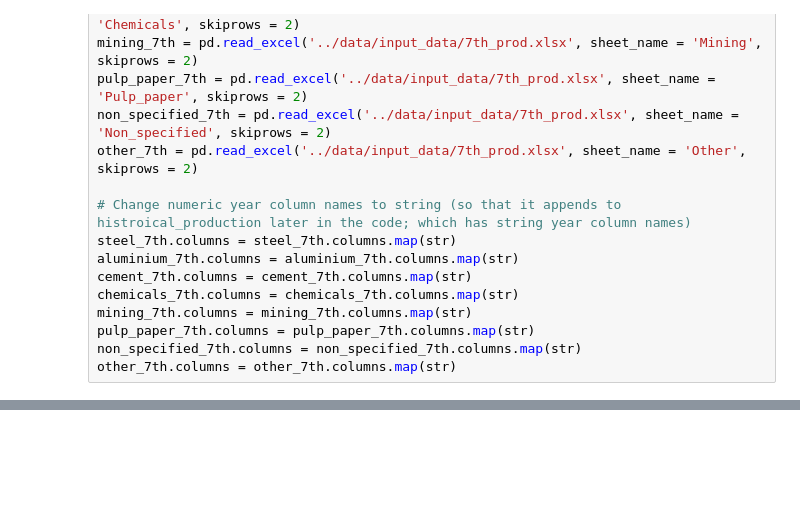
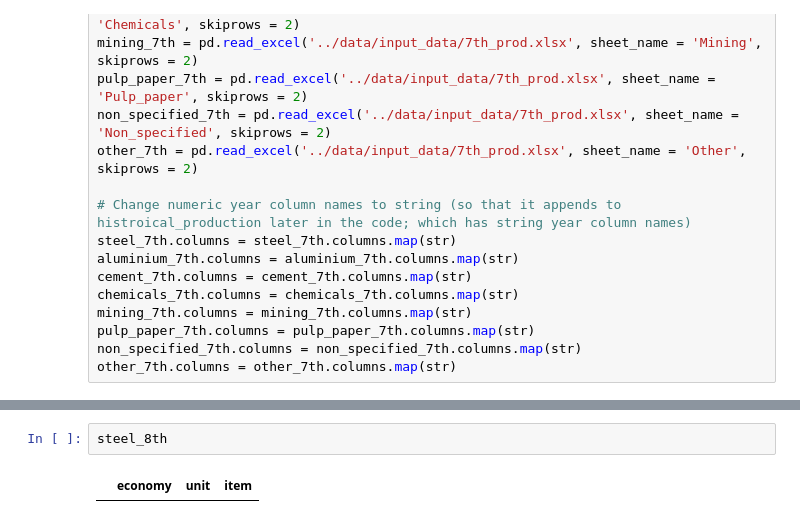
Before and after one commit to asia-pacific-energy-research-centre/Industry_8th, a Jupyter notebook: notebooks/1_industry_setup.ipynb, the cells around one changed output, grey strips where cells are left out. Cells and saved outputs as stored; diff of their text form; blank space fills up the shorter version.

```diff
--- a/notebooks/1_industry_setup.ipynb
+++ b/notebooks/1_industry_setup.ipynb
@@ -1387,0 +2335,4 @@ writer.save()
+# %%
+steel_8th
+# %% [output]
+|  | economy | unit | item |
```
Also changed, not shown: parts of 5 cells of this notebook, 6 other files.
